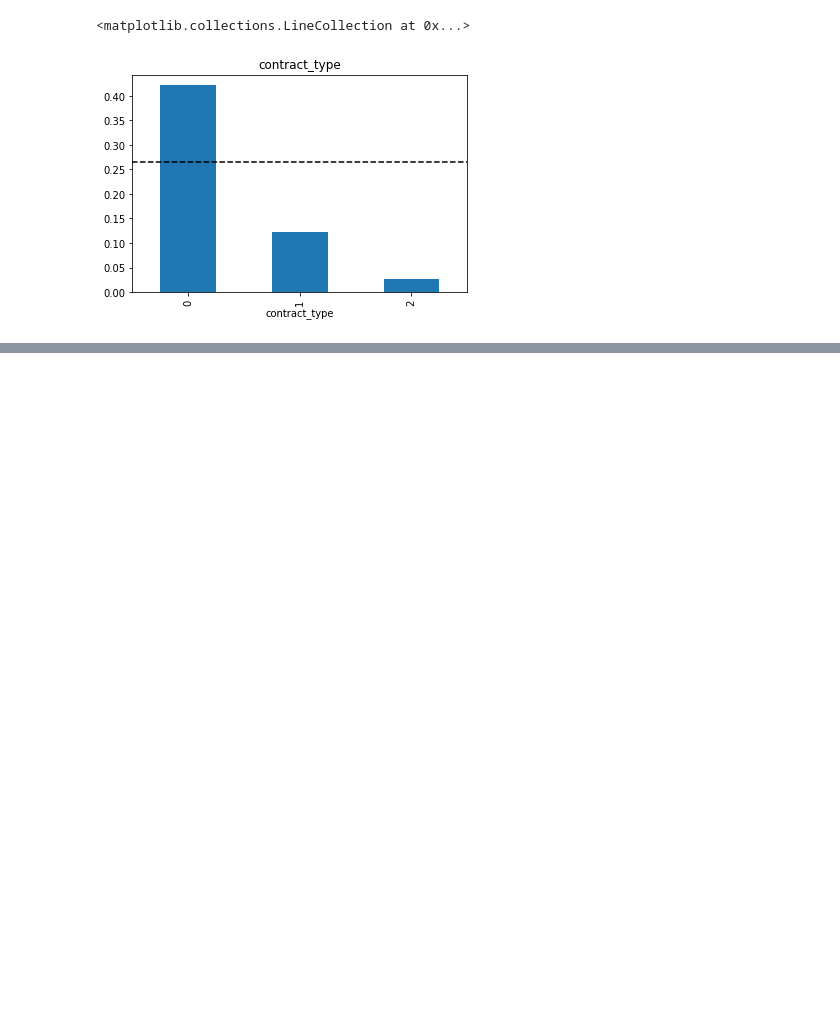
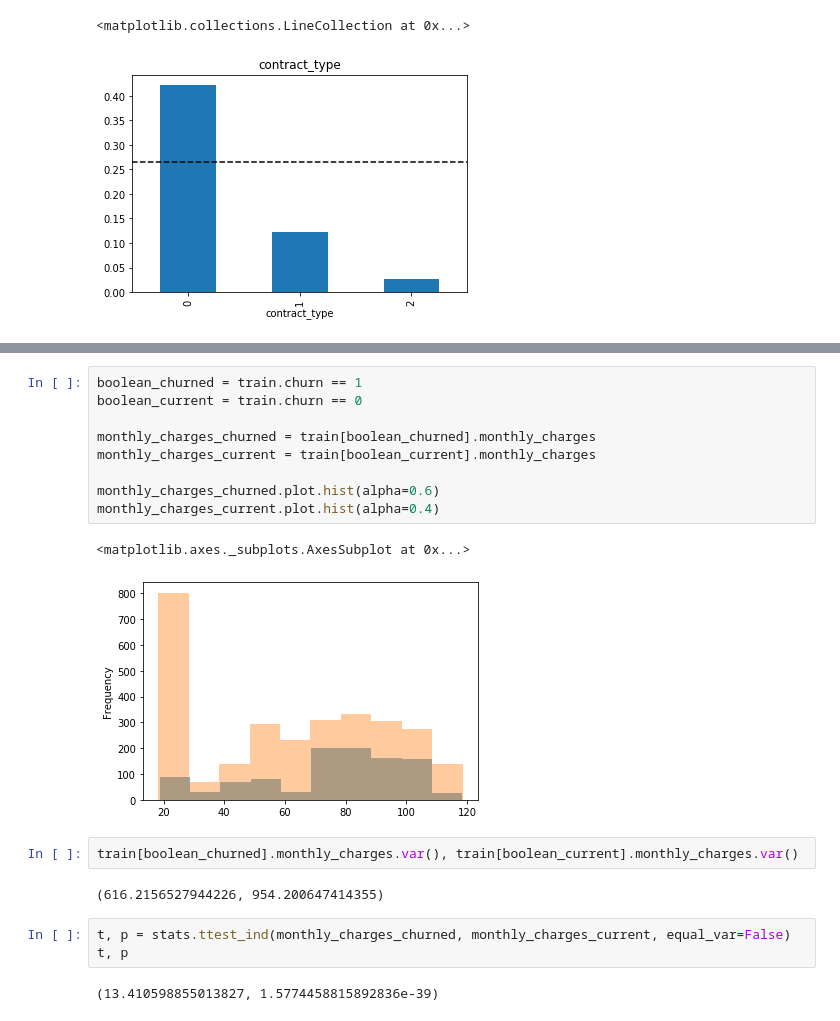
Before and after one commit to Yongliang-Shi/classification-project, a Jupyter notebook: report.ipynb, the cells around one changed output, grey strips where cells are left out. Cells and saved outputs as stored; diff of their text form; blank space fills up the shorter version.

```diff
--- a/report.ipynb
+++ b/report.ipynb
@@ -317,0 +364,21 @@ plt.hlines(churn_rate, *plt.xlim(), ls='--')
+# %%
+boolean_churned = train.churn == 1
+boolean_current = train.churn == 0
+
+monthly_charges_churned = train[boolean_churned].monthly_charges
+monthly_charges_current = train[boolean_current].monthly_charges
+
+monthly_charges_churned.plot.hist(alpha=0.6)
+monthly_charges_current.plot.hist(alpha=0.4)
+# %% [output]
+<matplotlib.axes._subplots.AxesSubplot at 0x...>
+[figure, added]
+# %%
+train[boolean_churned].monthly_charges.var(), train[boolean_current].monthly_charges.var()
+# %% [output]
+(616.2156527944226, 954.200647414355)
+# %%
+t, p = stats.ttest_ind(monthly_charges_churned, monthly_charges_current, equal_var=False)
+t, p
+# %% [output]
+(13.410598855013827, 1.5774458815892836e-39)
```
Also changed, not shown: parts of 10 cells of this notebook.
